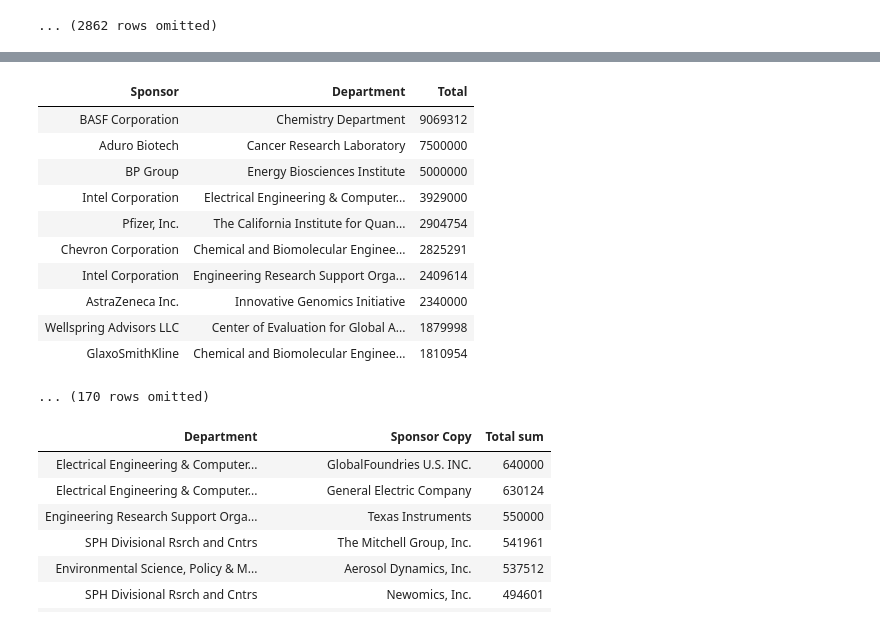
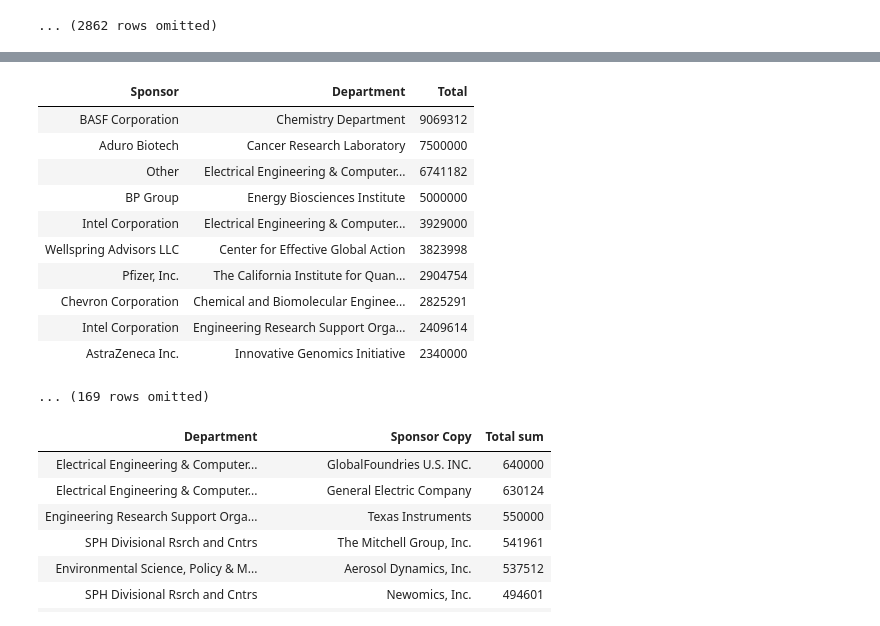
Before and after one commit to dailycal-projects/private-research, a Jupyter notebook: notebooks/private-research.ipynb, the cells around one changed output, grey strips where cells are left out. Drawn from its saved outputs; the diff is of its cells as text; code cells hidden in the pictures.

```diff
--- a/notebooks/private-research.ipynb
+++ b/notebooks/private-research.ipynb
@@ -209,30 +198,33 @@ industry_all.group('Sponsor', sum).sort('Total sum', descending=True).show()
 # %%
 # Making one aggregate Other link for each Department
 industry_grouped_other = industry_all.where('Sponsor', 'Other')\
                                      .group('Department', sum)\
                                      .relabel('Total sum', 'Total')\
                                      .select(['Department', 'Total'])
 industry_grouped_other = industry_grouped_other.with_column('Sponsor',
                                                     ['Other']*industry_grouped_other.num_rows)
 
 # Combining top50 with the others
 industry_grouped_all = industry_all.where(industry_all.column('Sponsor') != "Other")\
                                    .drop('Sponsor Copy')\
                                    .append(industry_grouped_other)
+
+industry_grouped_all = industry_grouped_all.groups(['Sponsor', 'Department'], sum).sort('Total sum', descending=True)\
+                                            .relabel('Total sum', 'Total')
 industry_grouped_all
 # %% [output]
 | Sponsor | Department | Total |
 | BASF Corporation | Chemistry Department | 9069312 |
 | Aduro Biotech | Cancer Research Laboratory | 7500000 |
+| Other | Electrical Engineering & Computer... | 6741182 |
 | BP Group | Energy Biosciences Institute | 5000000 |
 | Intel Corporation | Electrical Engineering & Computer... | 3929000 |
+| Wellspring Advisors LLC | Center for Effective Global Action | 3823998 |
 | Pfizer, Inc. | The California Institute for Quan... | 2904754 |
 | Chevron Corporation | Chemical and Biomolecular Enginee... | 2825291 |
 | Intel Corporation | Engineering Research Support Orga... | 2409614 |
 | AstraZeneca Inc. | Innovative Genomics Initiative | 2340000 |
-| Wellspring Advisors LLC | Center of Evaluation for Global A... | 1879998 |
-| GlaxoSmithKline | Chemical and Biomolecular Enginee... | 1810954 |
-... (170 rows omitted)
+... (169 rows omitted)
 # %%
 # Mapping the smaller donors in 'Others'
 industry_other_grouped = industry_all.where(industry_all.column("Total") != 0)\
```
Also changed, not shown: parts of 15 cells of this notebook, 5 other files.
